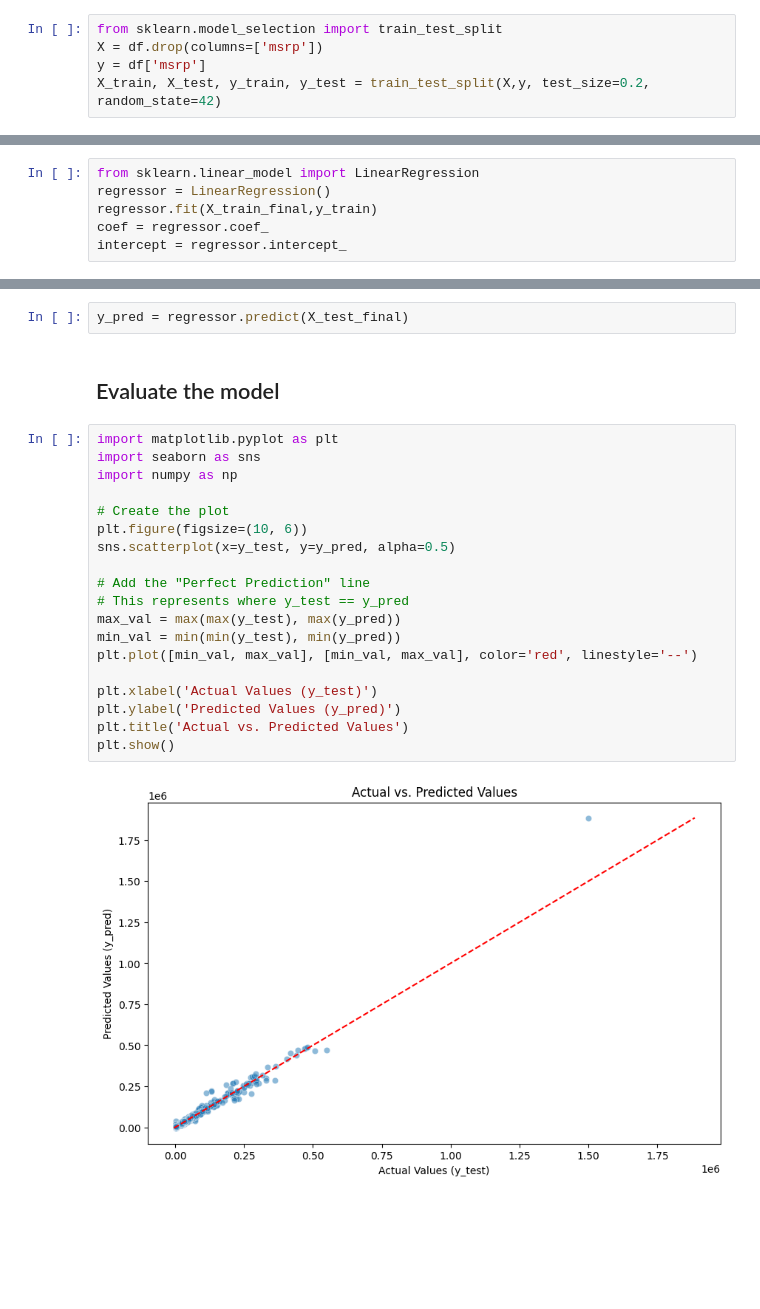
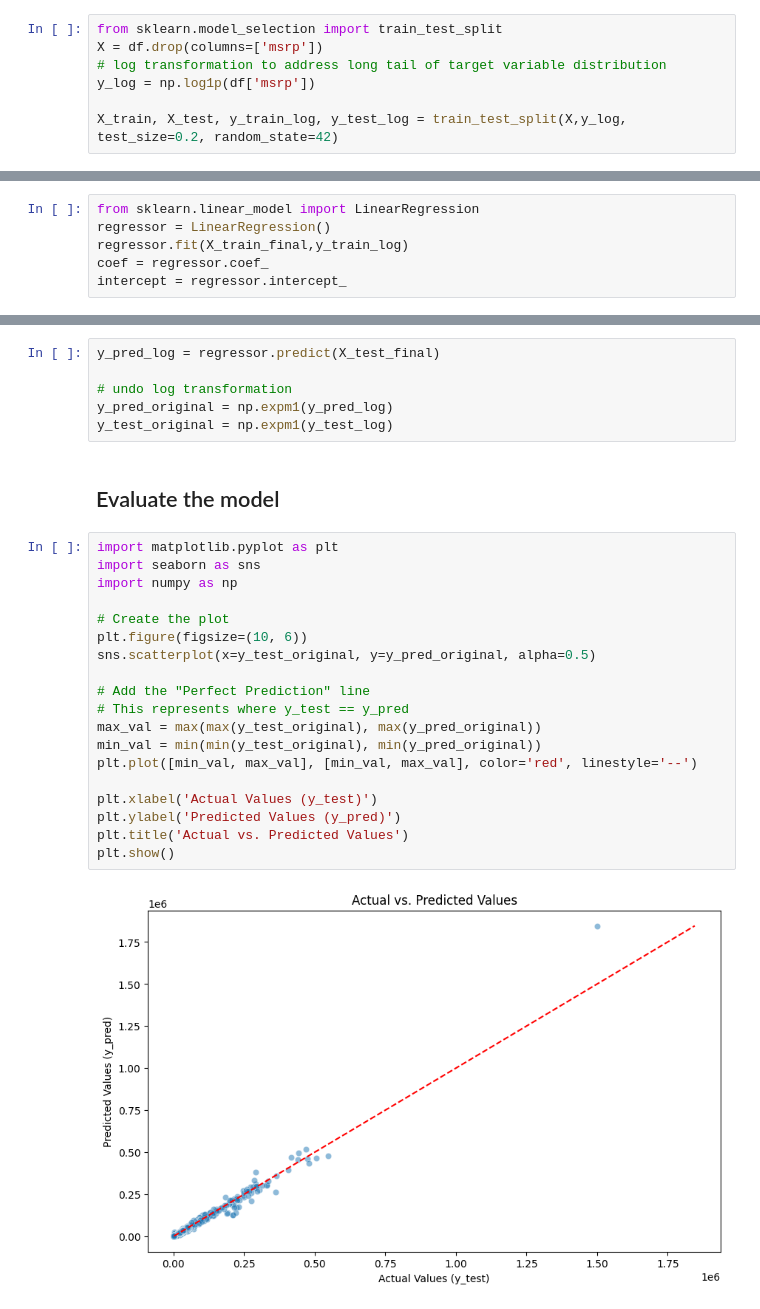
Before and after one commit to shyamgupta/ibm_ai_engineer, a Jupyter notebook: regression/CarDataSet.ipynb, the cells around one changed output, grey strips where cells are left out. Saved outputs shown, nothing was run; the diff lists cells and outputs as text; blank space fills up the shorter version.

```diff
--- a/regression/CarDataSet.ipynb
+++ b/regression/CarDataSet.ipynb
@@ -101,7 +101,9 @@ dtype: int64
 # %%
 from sklearn.model_selection import train_test_split
 X = df.drop(columns=['msrp'])
-y = df['msrp']
-X_train, X_test, y_train, y_test = train_test_split(X,y, test_size=0.2, random_state=42)
+# log transformation to address long tail of target variable distribution
+y_log = np.log1p(df['msrp'])
+
+X_train, X_test, y_train_log, y_test_log = train_test_split(X,y_log, test_size=0.2, random_state=42)
 # %%
 # view shape of train and test datasets
@@ -133,36 +135,40 @@ X_test_final = pd.concat([X_test[numeric_cols], X_test_encoded_df], axis=1)
 # %%
 from sklearn.linear_model import LinearRegression
 regressor = LinearRegression()
-regressor.fit(X_train_final,y_train)
+regressor.fit(X_train_final,y_train_log)
 coef = regressor.coef_
 intercept = regressor.intercept_
 # %% [markdown]
 ## Make Predictions
 # %%
-y_pred = regressor.predict(X_test_final)
+y_pred_log = regressor.predict(X_test_final)
+
+# undo log transformation
+y_pred_original = np.expm1(y_pred_log)
+y_test_original = np.expm1(y_test_log)
 # %% [markdown]
 ## Evaluate the model
 # %%
 import matplotlib.pyplot as plt
 import seaborn as sns
 import numpy as np
 
 # Create the plot
 plt.figure(figsize=(10, 6))
-sns.scatterplot(x=y_test, y=y_pred, alpha=0.5)
+sns.scatterplot(x=y_test_original, y=y_pred_original, alpha=0.5)
 
 # Add the "Perfect Prediction" line
 # This represents where y_test == y_pred
-max_val = max(max(y_test), max(y_pred))
-min_val = min(min(y_test), min(y_pred))
+max_val = max(max(y_test_original), max(y_pred_original))
+min_val = min(min(y_test_original), min(y_pred_original))
 plt.plot([min_val, max_val], [min_val, max_val], color='red', linestyle='--')
 
 plt.xlabel('Actual Values (y_test)')
 plt.ylabel('Predicted Values (y_pred)')
 plt.title('Actual vs. Predicted Values')
 plt.show()
 # %% [output]
-[figure, old version]
+[figure, new version]
 # %%
 # Residual Plot
 # Calculate residuals
```
Also changed, not shown: parts of 8 cells of this notebook.
